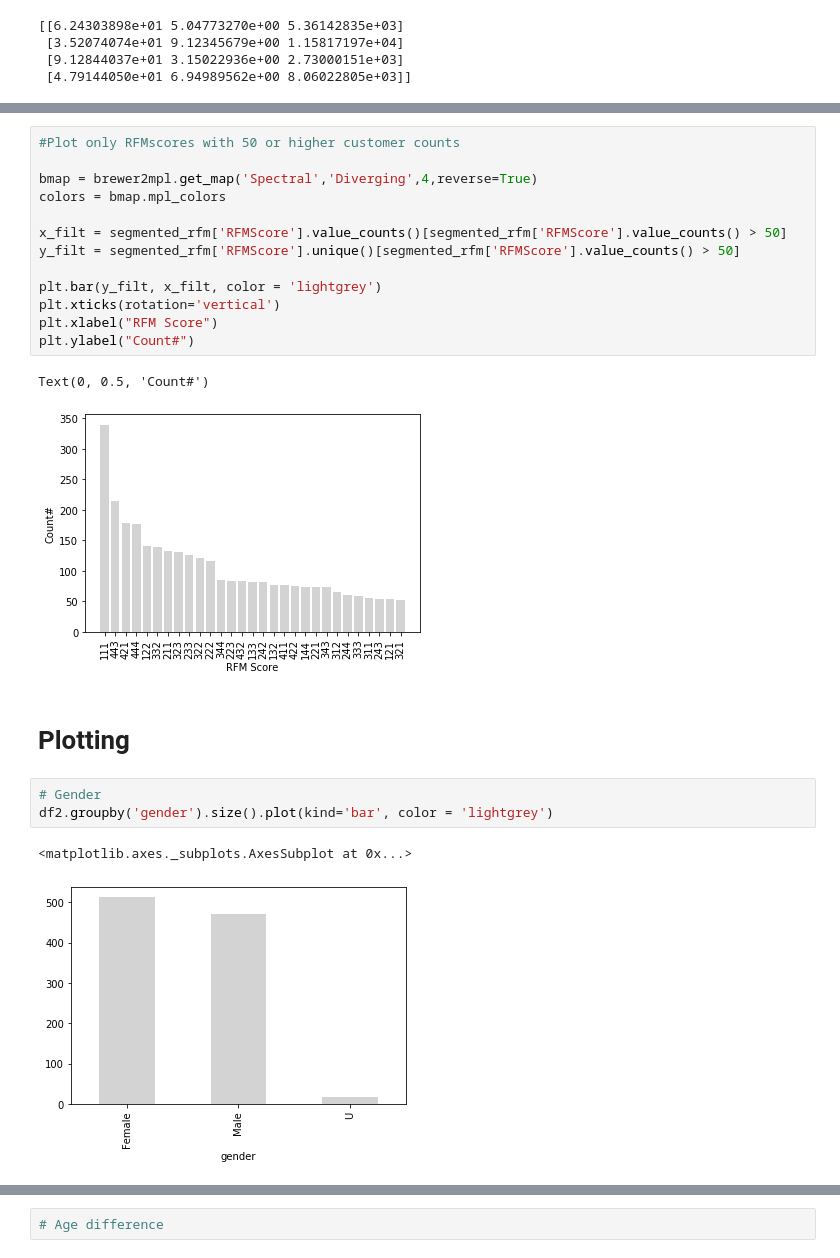
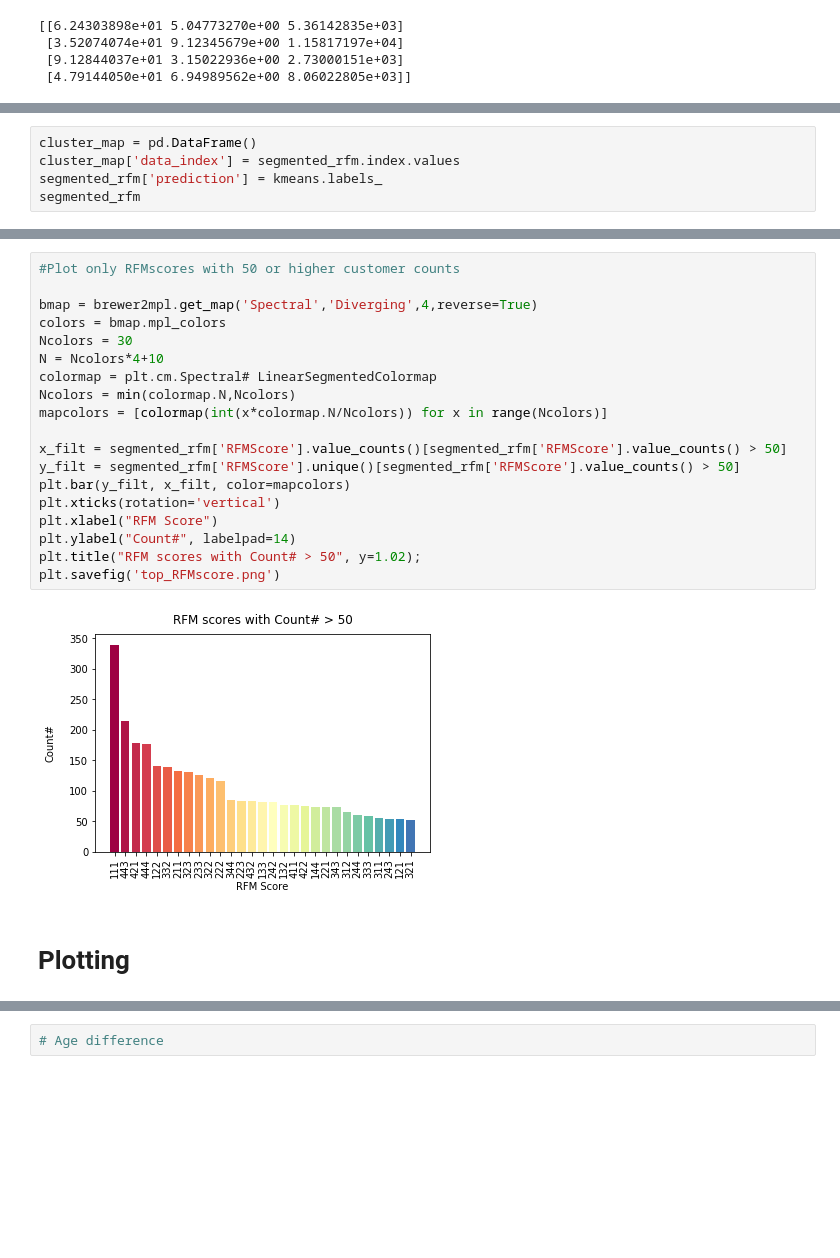
Before and after one commit to drmonikabalint/KPMG-virtual-internship, a Jupyter notebook: KPMG_module2.ipynb, the cells around one changed output, grey strips where cells are left out. Drawn from its saved outputs; the diff is of its cells as text; blank space fills up the shorter version.

```diff
--- a/KPMG_module2.ipynb
+++ b/KPMG_module2.ipynb
@@ -531,0 +536,5 @@ plt.show()
+# %%
+cluster_map = pd.DataFrame()
+cluster_map['data_index'] = segmented_rfm.index.values
+segmented_rfm['prediction'] = kmeans.labels_
+segmented_rfm
@@ -532,24 +573,23 @@ plt.show()
 # %%
 #Plot only RFMscores with 50 or higher customer counts
 
 bmap = brewer2mpl.get_map('Spectral','Diverging',4,reverse=True)
 colors = bmap.mpl_colors
+Ncolors = 30
+N = Ncolors*4+10
+colormap = plt.cm.Spectral# LinearSegmentedColormap
+Ncolors = min(colormap.N,Ncolors)
+mapcolors = [colormap(int(x*colormap.N/Ncolors)) for x in range(Ncolors)]
 
 x_filt = segmented_rfm['RFMScore'].value_counts()[segmented_rfm['RFMScore'].value_counts() > 50]
 y_filt = segmented_rfm['RFMScore'].unique()[segmented_rfm['RFMScore'].value_counts() > 50]
-
-plt.bar(y_filt, x_filt, color = 'lightgrey')
+plt.bar(y_filt, x_filt, color=mapcolors)
 plt.xticks(rotation='vertical')
 plt.xlabel("RFM Score")
-plt.ylabel("Count#")
+plt.ylabel("Count#", labelpad=14)
+plt.title("RFM scores with Count# > 50", y=1.02);
+plt.savefig('top_RFMscore.png')
 # %% [output]
-Text(0, 0.5, 'Count#')
-[figure, old version]
+[figure, new version]
 # %% [markdown]
 # Plotting <a name="plotting"></a>
-# %%
-# Gender
-df2.groupby('gender').size().plot(kind='bar', color = 'lightgrey')
-# %% [output]
-<matplotlib.axes._subplots.AxesSubplot at 0x...>
-[figure, removed]
```
Also changed, not shown: parts of 23 cells of this notebook.
